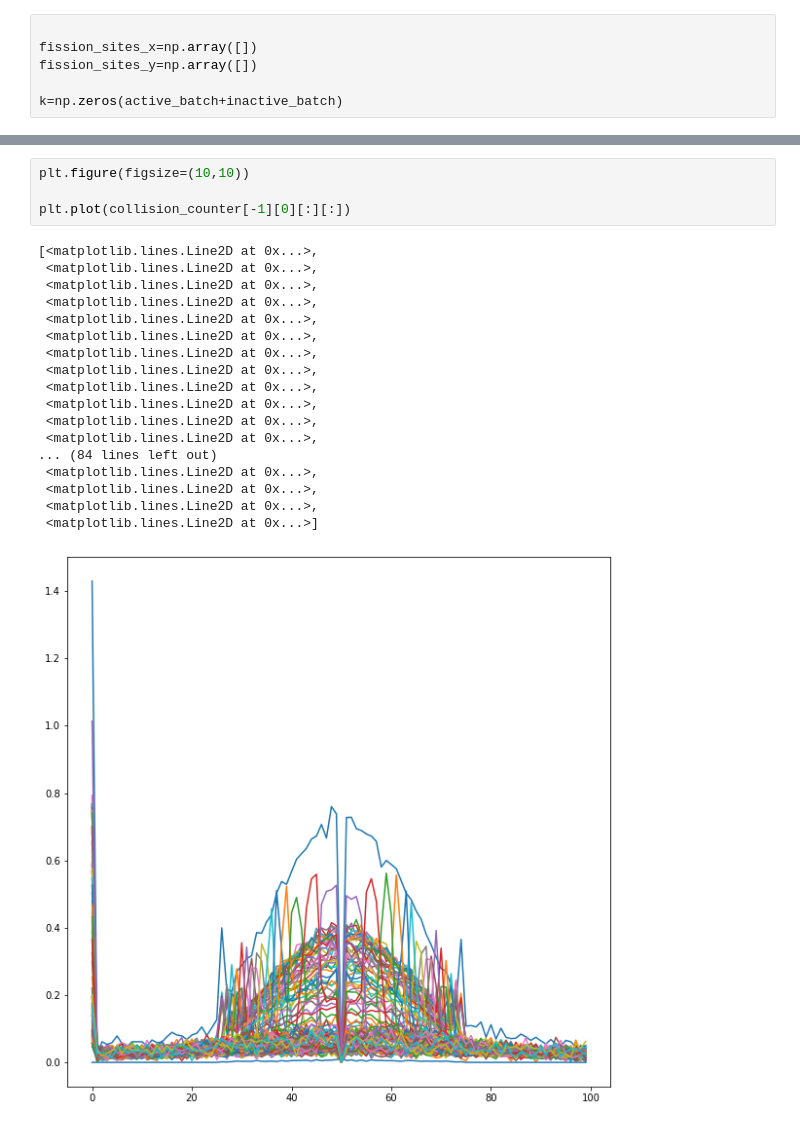
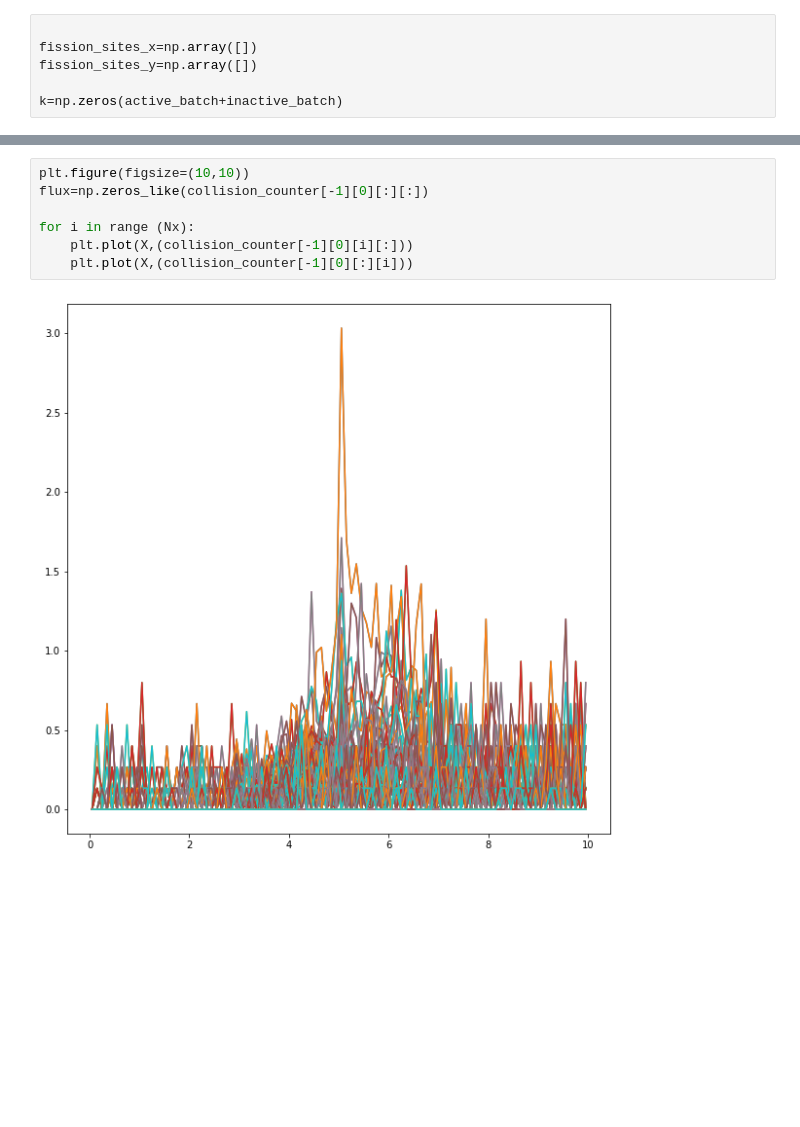
Before and after one commit to magnoxemo/mesh_amalgamation_test, a Jupyter notebook: src/main.ipynb, the cells around one changed output, grey strips where cells are left out. Drawn from its saved outputs; the diff is of its cells as text; blank space fills up the shorter version.

```diff
--- a/src/main.ipynb
+++ b/src/main.ipynb
@@ -338,23 +334,9 @@ plt.imshow(collision_counter[0][0][:][:],cmap=cm.Greens)
-# %%
-plt.figure(figsize=(10,10))
-
-plt.plot(collision_counter[-1][0][:][:])
-# %% [output]
-[<matplotlib.lines.Line2D at 0x...>,
- <matplotlib.lines.Line2D at 0x...>,
- <matplotlib.lines.Line2D at 0x...>,
- <matplotlib.lines.Line2D at 0x...>,
- <matplotlib.lines.Line2D at 0x...>,
- <matplotlib.lines.Line2D at 0x...>,
- <matplotlib.lines.Line2D at 0x...>,
- <matplotlib.lines.Line2D at 0x...>,
- <matplotlib.lines.Line2D at 0x...>,
- <matplotlib.lines.Line2D at 0x...>,
- <matplotlib.lines.Line2D at 0x...>,
- <matplotlib.lines.Line2D at 0x...>,
-... (84 lines left out)
- <matplotlib.lines.Line2D at 0x...>,
- <matplotlib.lines.Line2D at 0x...>,
- <matplotlib.lines.Line2D at 0x...>,
- <matplotlib.lines.Line2D at 0x...>]
-[figure, removed]
+# %%
+plt.figure(figsize=(10,10))
+flux=np.zeros_like(collision_counter[-1][0][:][:])
+
+for i in range (Nx):
+    plt.plot(X,(collision_counter[-1][0][i][:]))
+    plt.plot(X,(collision_counter[-1][0][:][i]))
+# %% [output]
+[figure, added]
```
Also changed, not shown: parts of 9 cells of this notebook, 5 other files.
